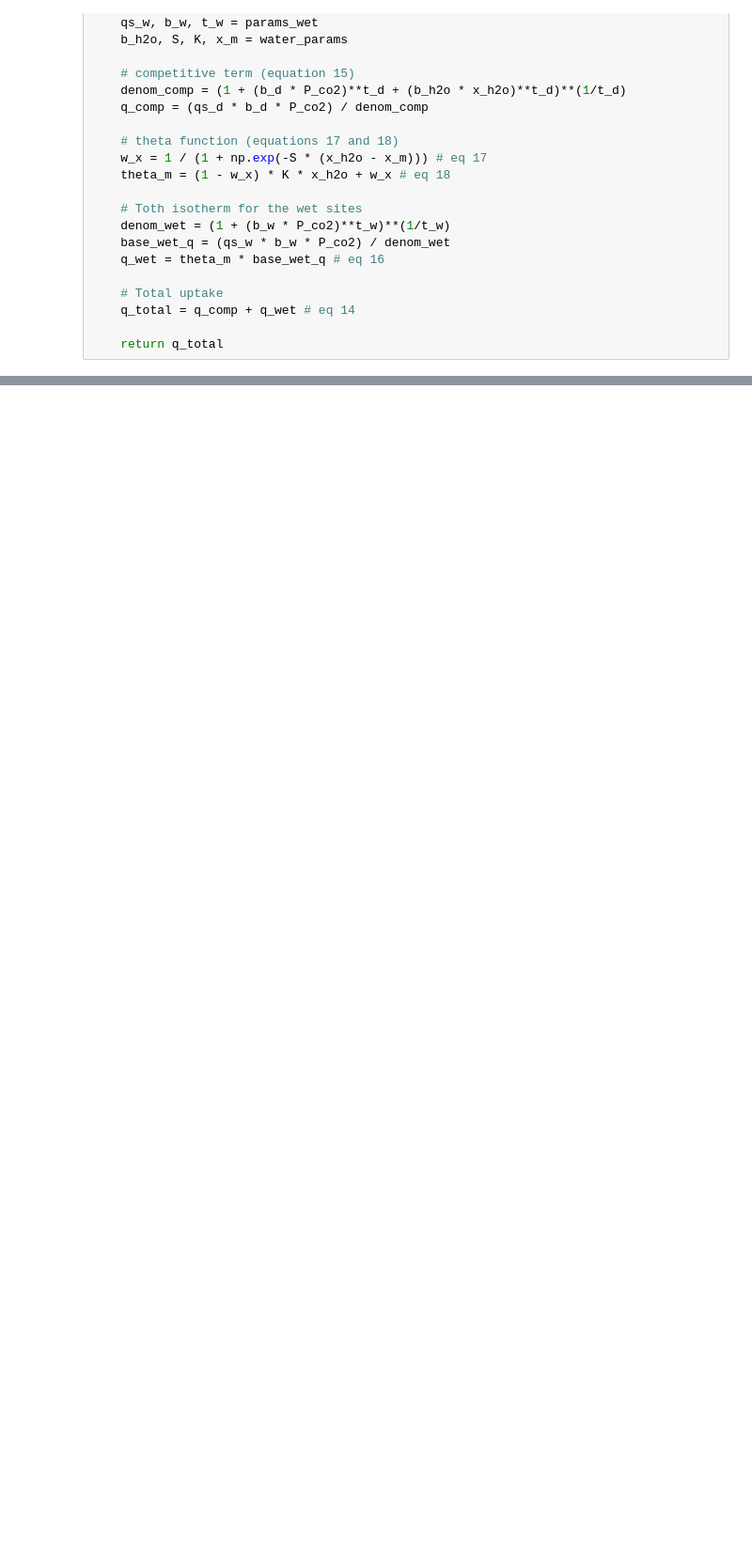
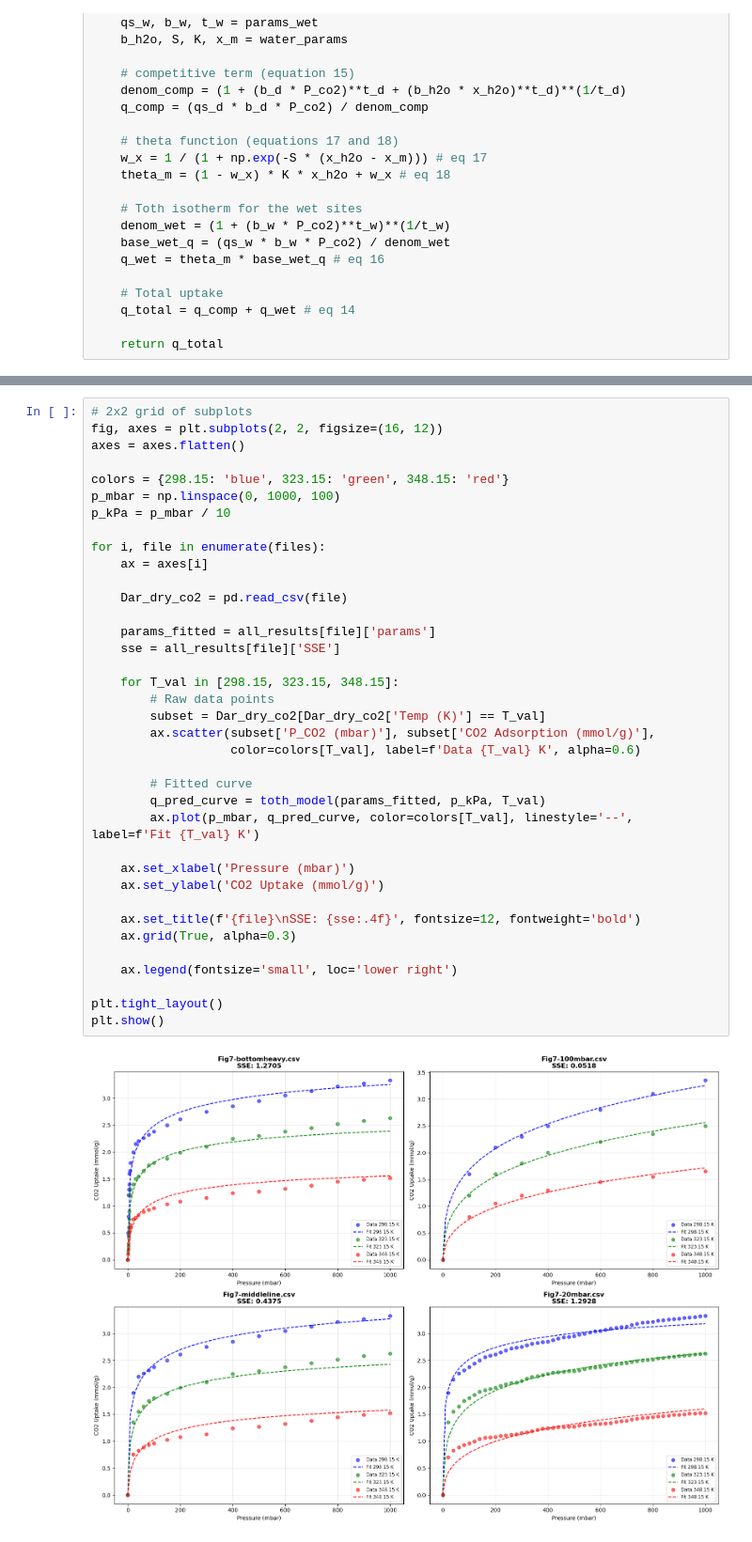
Before and after one commit to jenrpatterson/DAC-Project, a Jupyter notebook: In Progress/Grossman25.ipynb, the cells around one changed output, grey strips where cells are left out. Shown at 94% size. Saved outputs shown, nothing was run; the diff lists cells and outputs as text; blank space fills up the shorter version.

```diff
--- a/In Progress/Grossman25.ipynb
+++ b/In Progress/Grossman25.ipynb
@@ -164,0 +354,39 @@ plt.show()
+# %%
+# 2x2 grid of subplots
+fig, axes = plt.subplots(2, 2, figsize=(16, 12))
+axes = axes.flatten()
+
+colors = {298.15: 'blue', 323.15: 'green', 348.15: 'red'}
+p_mbar = np.linspace(0, 1000, 100)
+p_kPa = p_mbar / 10
+
+for i, file in enumerate(files):
+    ax = axes[i]
+
+    Dar_dry_co2 = pd.read_csv(file)
+
+    params_fitted = all_results[file]['params']
+    sse = all_results[file]['SSE']
+
+    for T_val in [298.15, 323.15, 348.15]:
+        # Raw data points
+        subset = Dar_dry_co2[Dar_dry_co2['Temp (K)'] == T_val]
+        ax.scatter(subset['P_CO2 (mbar)'], subset['CO2 Adsorption (mmol/g)'],
+                   color=colors[T_val], label=f'Data {T_val} K', alpha=0.6)
+
+        # Fitted curve
+        q_pred_curve = toth_model(params_fitted, p_kPa, T_val)
+        ax.plot(p_mbar, q_pred_curve, color=colors[T_val], linestyle='--', label=f'Fit {T_val} K')
+
+    ax.set_xlabel('Pressure (mbar)')
+    ax.set_ylabel('CO2 Uptake (mmol/g)')
+
+    ax.set_title(f'{file}\nSSE: {sse:.4f}', fontsize=12, fontweight='bold')
+    ax.grid(True, alpha=0.3)
+
+    ax.legend(fontsize='small', loc='lower right')
+
+plt.tight_layout()
+plt.show()
+# %% [output]
+[figure, added]
```
Also changed, not shown: parts of 22 cells of this notebook, 7 other files.
